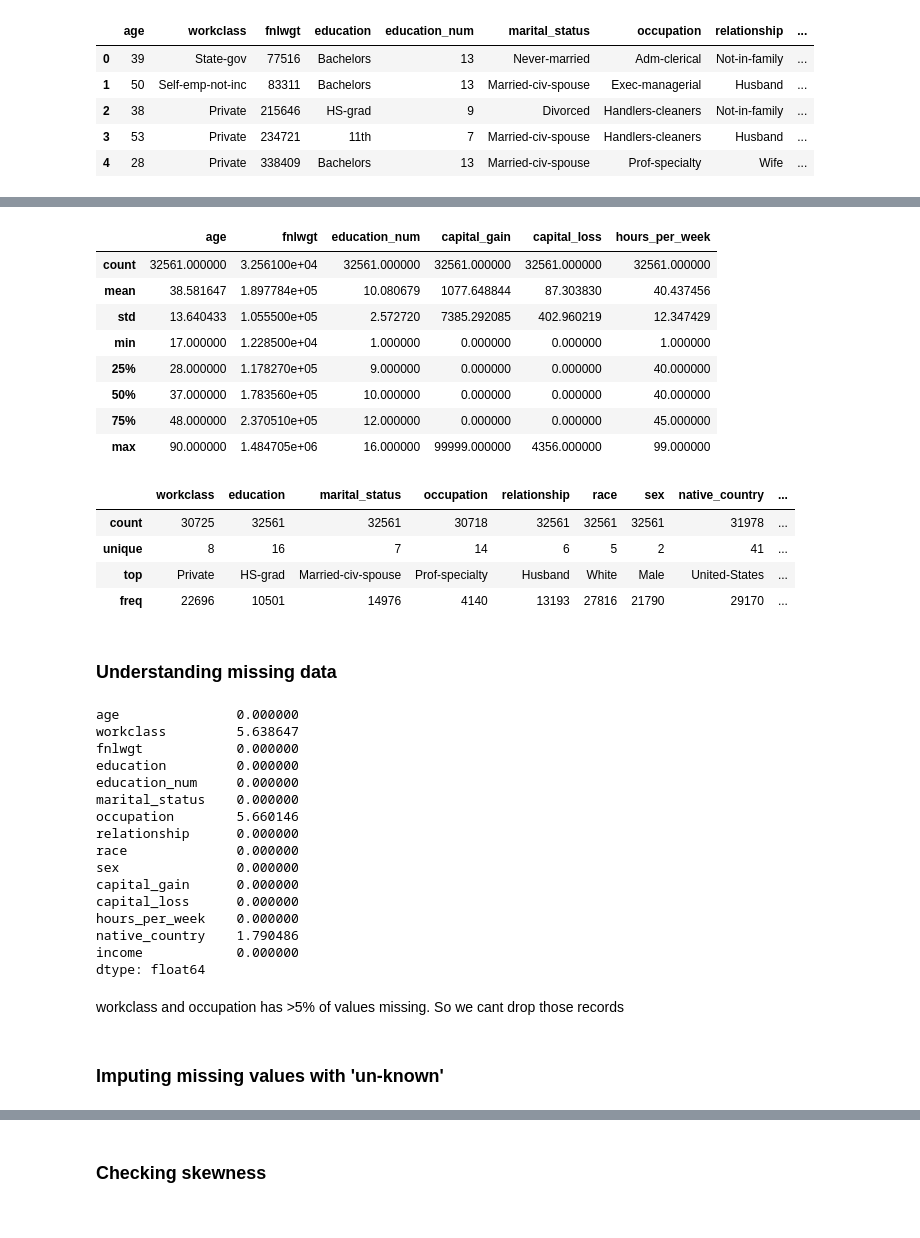
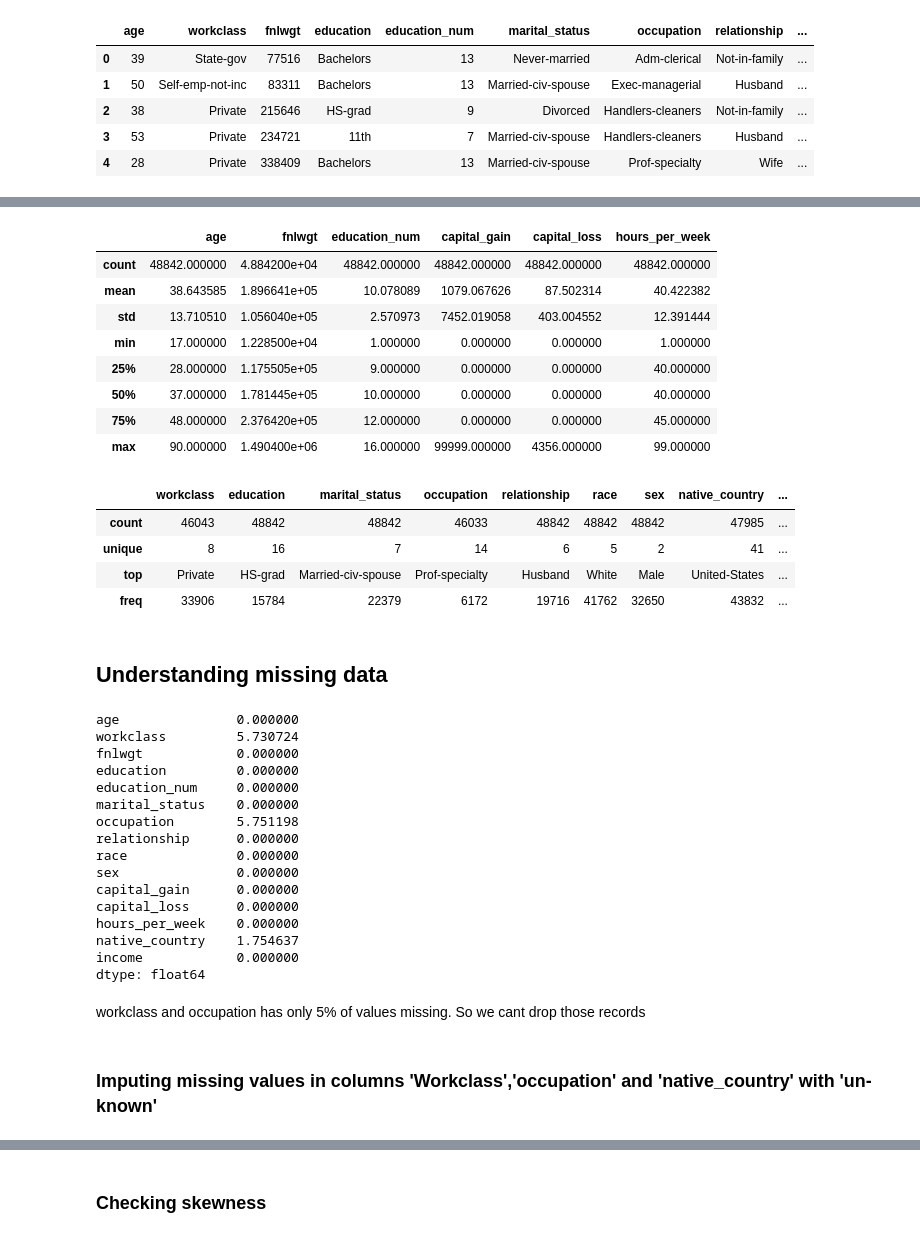
Before and after one commit to Radhika-8102/ML-Project-Team7-, a Jupyter notebook: ML_task5_DataCleaning.ipynb, the cells around one changed output, grey strips where cells are left out. Saved outputs shown, nothing was run; the diff lists cells and outputs as text; code cells hidden in the pictures.

```diff
--- a/ML_task5_DataCleaning.ipynb
+++ b/ML_task5_DataCleaning.ipynb
@@ -11,7 +13,7 @@ def printmd(string):
 # %%
 ## Loading train data into dataframe
 ## updating '?' in column values to NAN
-
+## skipinitialspace parameter is used to skip first row with no records
 columns = [
     "age",
     "workclass",
@@ -29,9 +31,12 @@ columns = [
     "native_country",
     "income"
 ]
-df = pd.read_csv(r"C:\Users\saran\OneDrive\Documents\Radhika\ML\adult\adult.data",header=None,names=columns,
+df_train = pd.read_csv(r"C:\Users\saran\OneDrive\Documents\Radhika\ML\adult\adult.data",header=None,names=columns,
                  sep=",",skipinitialspace=True,na_values="?")
-df
+df_test = pd.read_csv(r"C:\Users\saran\OneDrive\Documents\Radhika\ML\adult\adult.test",header=None,names=columns,sep=",",
+                      skipinitialspace=True,na_values="?",skiprows=1)
+df_train_test = pd.concat([df_train,df_test],axis = 0, ignore_index = True)      ## Merging train and test data
+df_train_test
 # %% [output]
 |  | age | workclass | fnlwgt | education | education_num | marital_status | occupation | relationship | ... |
 | 0 | 39 | State-gov | 77516 | Bachelors | 13 | Never-married | Adm-clerical | Not-in-family | ... |
@@ -134,50 +112,50 @@ dtype: int64
 # %%
 # Finding the statistical values of train data using describe
-df.describe()
+df_train_test.describe()
 # %% [output]
 |  | age | fnlwgt | education_num | capital_gain | capital_loss | hours_per_week |
-| count | 32561.000000 | 3.256100e+04 | 32561.000000 | 32561.000000 | 32561.000000 | 32561.000000 |
-| mean | 38.581647 | 1.897784e+05 | 10.080679 | 1077.648844 | 87.303830 | 40.437456 |
-| std | 13.640433 | 1.055500e+05 | 2.572720 | 7385.292085 | 402.960219 | 12.347429 |
+| count | 48842.000000 | 4.884200e+04 | 48842.000000 | 48842.000000 | 48842.000000 | 48842.000000 |
+| mean | 38.643585 | 1.896641e+05 | 10.078089 | 1079.067626 | 87.502314 | 40.422382 |
+| std | 13.710510 | 1.056040e+05 | 2.570973 | 7452.019058 | 403.004552 | 12.391444 |
 | min | 17.000000 | 1.228500e+04 | 1.000000 | 0.000000 | 0.000000 | 1.000000 |
-| 25% | 28.000000 | 1.178270e+05 | 9.000000 | 0.000000 | 0.000000 | 40.000000 |
-| 50% | 37.000000 | 1.783560e+05 | 10.000000 | 0.000000 | 0.000000 | 40.000000 |
-| 75% | 48.000000 | 2.370510e+05 | 12.000000 | 0.000000 | 0.000000 | 45.000000 |
-| max | 90.000000 | 1.484705e+06 | 16.000000 | 99999.000000 | 4356.000000 | 99.000000 |
+| 25% | 28.000000 | 1.175505e+05 | 9.000000 | 0.000000 | 0.000000 | 40.000000 |
+| 50% | 37.000000 | 1.781445e+05 | 10.000000 | 0.000000 | 0.000000 | 40.000000 |
+| 75% | 48.000000 | 2.376420e+05 | 12.000000 | 0.000000 | 0.000000 | 45.000000 |
+| max | 90.000000 | 1.490400e+06 | 16.000000 | 99999.000000 | 4356.000000 | 99.000000 |
 # %%
-df.describe(include='object')
+df_train_test.describe(include='object')
 # %% [output]
 |  | workclass | education | marital_status | occupation | relationship | race | sex | native_country | ... |
-| count | 30725 | 32561 | 32561 | 30718 | 32561 | 32561 | 32561 | 31978 | ... |
+| count | 46043 | 48842 | 48842 | 46033 | 48842 | 48842 | 48842 | 47985 | ... |
 | unique | 8 | 16 | 7 | 14 | 6 | 5 | 2 | 41 | ... |
 | top | Private | HS-grad | Married-civ-spouse | Prof-specialty | Husband | White | Male | United-States | ... |
-| freq | 22696 | 10501 | 14976 | 4140 | 13193 | 27816 | 21790 | 29170 | ... |
+| freq | 33906 | 15784 | 22379 | 6172 | 19716 | 41762 | 32650 | 43832 | ... |
 # %% [markdown]
-### Understanding missing data
+## Understanding missing data
 # %%
-print(df.isnull().mean() * 100)
+print(df_train_test.isnull().mean() * 100)
 
-printmd('workclass and occupation has >5% of values missing. So we cant drop those records')
+printmd('workclass and occupation has only 5% of values missing. So we cant drop those records')
 # %% [output]
 age               0.000000
-workclass         5.638647
+workclass         5.730724
 fnlwgt            0.000000
 education         0.000000
 education_num     0.000000
 marital_status    0.000000
-occupation        5.660146
+occupation        5.751198
 relationship      0.000000
 race              0.000000
 sex               0.000000
 capital_gain      0.000000
 capital_loss      0.000000
 hours_per_week    0.000000
-native_country    1.790486
+native_country    1.754637
 income            0.000000
 dtype: float64
-workclass and occupation has >5% of values missing. So we cant drop those records
+workclass and occupation has only 5% of values missing. So we cant drop those records
 # %% [markdown]
-### Imputing missing values with 'un-known'
+### Imputing missing values in columns 'Workclass','occupation' and 'native_country' with 'un-known'
 # %%
 cat_cols = ['workclass','occupation','native_country']
 
```
Also changed, not shown: parts of 37 cells of this notebook, 2 other files.
